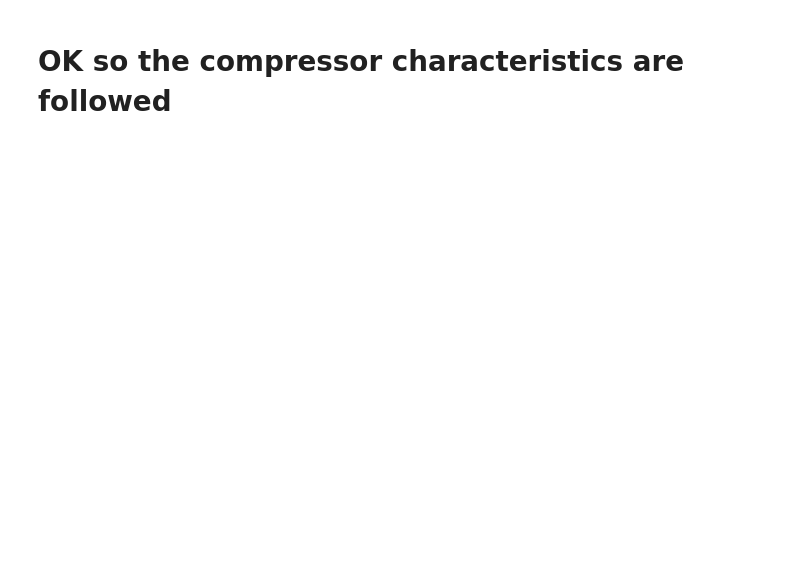
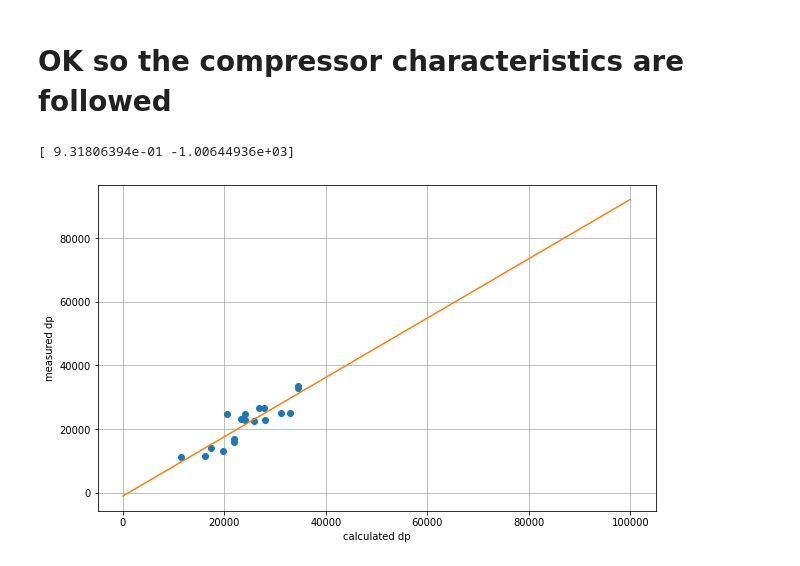
Before and after one commit to lpender3672/shell_tube_heat_exchanger, a Jupyter notebook: src/analysis.ipynb, the cells around one changed output. Saved outputs shown, nothing was run; the diff lists cells and outputs as text; code cells hidden in the pictures; blank space fills up the shorter version.

```diff
--- a/src/analysis.ipynb
+++ b/src/analysis.ipynb
@@ -124,2 +125,31 @@ plt.show()
 # %% [markdown]
 # OK so the compressor characteristics are followed
+# %%
+from heat_exchanger import dp_from_cold_mass_flow
+# plot cold dp vs measured dp at measured mass flow
+
+measured_cold_mdot = df["Flowrate1"]
+measured_cold_dp = df[" DP_meas1"] * 1e5
+
+calc_cold_dp = np.zeros(len(df))
+
+for i, row in enumerate(df.iterrows()):
+    calc_cold_dp[i] = dp_from_cold_mass_flow(row[1]["Flowrate1"], row[1]["year"])
+
+linearfit = np.polyfit(calc_cold_dp, measured_cold_dp, 1)
+linearfit_fn = np.poly1d(linearfit)
+print(linearfit)
+
+x = np.linspace(0, 1e5, 100)
+
+plt.figure()
+plt.plot(calc_cold_dp, measured_cold_dp, 'o')
+plt.plot(x, linearfit_fn(x))
+plt.xlabel("calculated dp")
+plt.ylabel("measured dp")
+
+plt.grid()
+plt.show()
+# %% [output]
+[ 9.31806394e-01 -1.00644936e+03]
+[figure, added]
```
Also changed, not shown: parts of 8 cells of this notebook, 3 other files.
